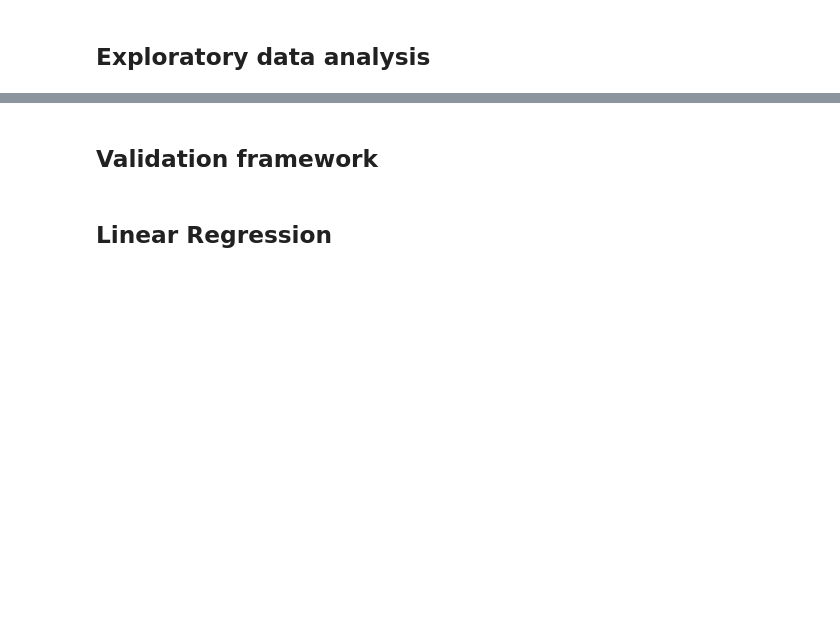
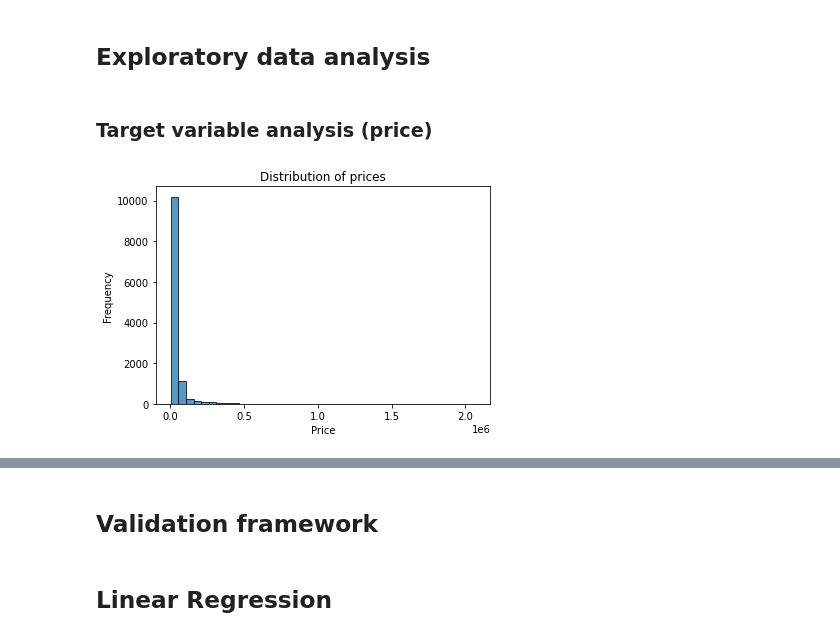
Before and after one commit to a7madmostafa/Learn-ML-by-Projects, a Jupyter notebook: Regression_Car_Price_Prediction.ipynb, the cells around one changed output, grey strips where cells are left out. Drawn from its saved outputs; the diff is of its cells as text; code cells hidden in the pictures; blank space fills up the shorter version.

```diff
--- a/Regression_Car_Price_Prediction.ipynb
+++ b/Regression_Car_Price_Prediction.ipynb
@@ -44,5 +86,7 @@ string_columns = list(df.dtypes[df.dtypes == 'object'].index)
 
 for col in string_columns:
     df[col] = df[col].str.lower().str.replace(' ', '_')
+# %%
+df.rename(columns = {'msrp': 'price'}, inplace = True)
 # %%
 df.head()
@@ -49,11 +112,15 @@ df.head()
 # %% [markdown]
 ## Exploratory data analysis
+# %% [markdown]
+### Target variable analysis (price)
 # %%
 plt.figure(figsize=(6, 4))
 
-sns.histplot(df.msrp, bins=40, color='black', alpha=1)
+sns.histplot(df.price, bins=40)
 plt.ylabel('Frequency')
 plt.xlabel('Price')
 plt.title('Distribution of prices')
 
 plt.show()
+# %% [output]
+[figure, added]
```
Also changed, not shown: parts of 13 cells of this notebook.
